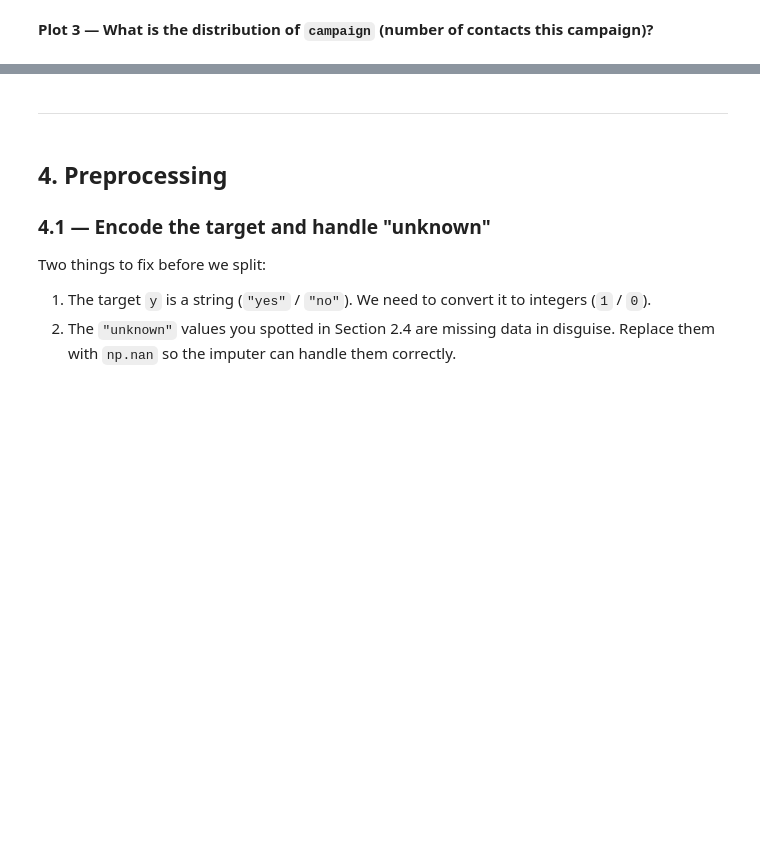
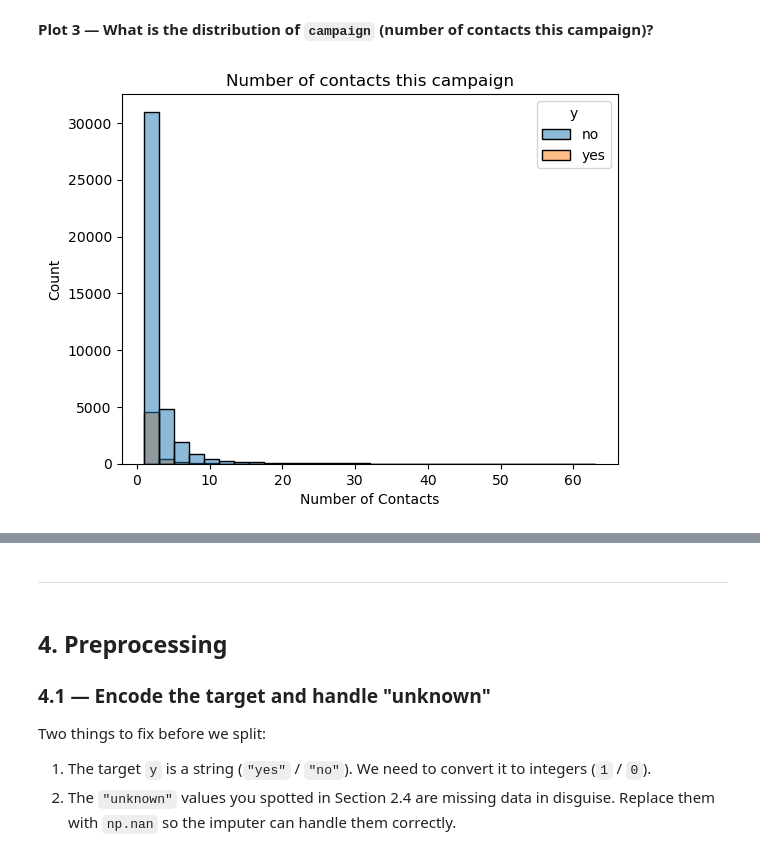
Before and after one commit to ReginaRobertson/Thrive-Africa-AdMLAI-Group-5-Assignments, a Jupyter notebook: AdMLAI_group_5_week5_assignment.ipynb, the cells around one changed output, grey strips where cells are left out. Drawn from its saved outputs; the diff is of its cells as text; code cells hidden in the pictures; blank space fills up the shorter version.

```diff
--- a/AdMLAI_group_5_week5_assignment.ipynb
+++ b/AdMLAI_group_5_week5_assignment.ipynb
@@ -388,13 +384,14 @@ plt.show()
 **Plot 3 — What is the distribution of `campaign` (number of contacts this campaign)?**
 # %%
 # Plot type: histplot (single numeric column)
-# YOUR CODE HERE
-# Hint: try adding hue="y" to see if the distribution differs by outcome
-
-
+sns.histplot(data=df, x="campaign", hue="y", bins=30)
 
 plt.title("Number of contacts this campaign")
+plt.xlabel("Number of Contacts")
+plt.ylabel("Count")
 plt.show()
+# %% [output]
+[figure, added]
 # %% [markdown]
 ### 3.3 — Observations
 
```
Also changed, not shown: parts of 23 cells of this notebook.
